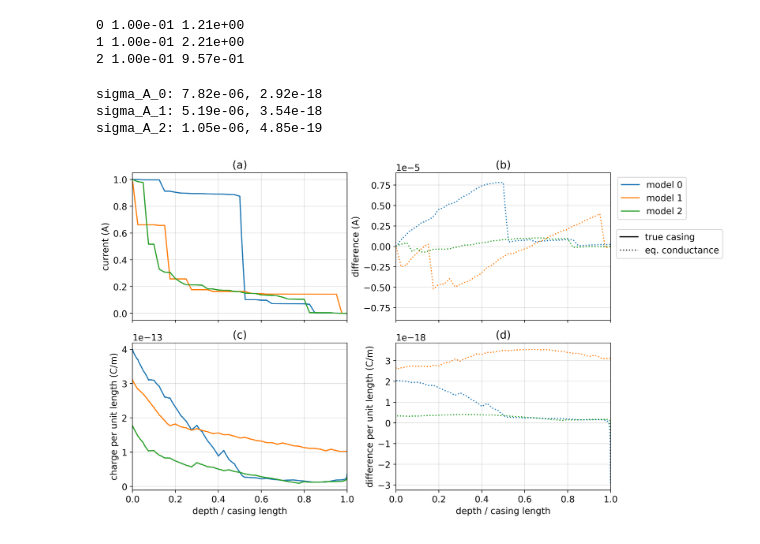
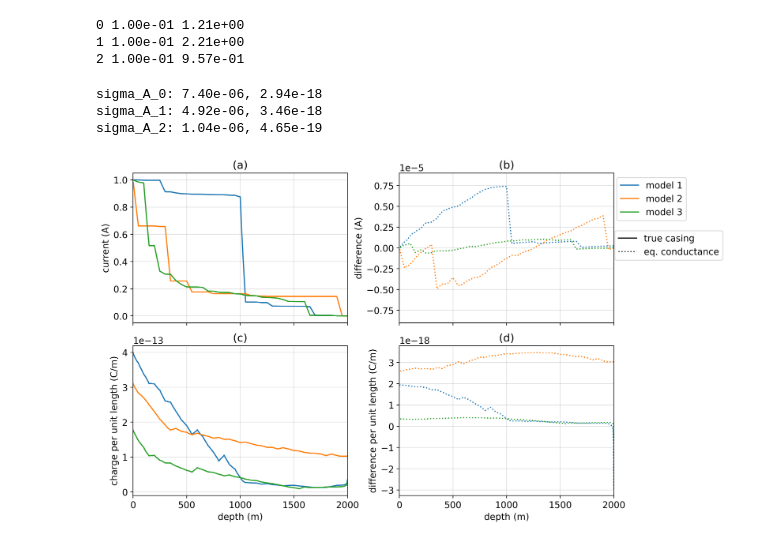
Before and after one commit to krishna999/heagy-2018-dc-casing, a Jupyter notebook: notebooks/8_DC_Approximating_Steel_Cased_Wells_layered_background.ipynb, the cells around one changed output. Cells and saved outputs as stored; diff of their text form; code cells hidden in the pictures.

```diff
--- a/notebooks/8_DC_Approximating_Steel_Cased_Wells_layered_background.ipynb
+++ b/notebooks/8_DC_Approximating_Steel_Cased_Wells_layered_background.ipynb
@@ -195,7 +195,7 @@ for s, a in zip(seeds, ax):
 #     cylMeshGen.mesh.plotGrid(ax=a, slice='theta') # uncomment to plot the mesh on top of this
     a.set_xlim(xlim)
     a.set_ylim(zlim)
-    a.set_title("({}) model {}".format(ascii_lowercase[s], s), color="C{}".format(s), fontsize=15)
+    a.set_title("({}) model {}".format(ascii_lowercase[s], s+1), color="C{}".format(s), fontsize=15)
     a.set_xlabel("x (m)")
 
     if s > 0:
@@ -374,13 +376,13 @@ for i, s in enumerate(seeds):
         z_currents, iz = casingSim.casing_currents(f[src, 'j'], mesh, mod)["z"]
         z_charges, charges = casingSim.casing_charges(f[src, 'charge'], mesh, mod)
 
-        label = "model " + key.split("_")[-1]
+        label = "model {}".format(i+1)
 
         ax[0, 0].plot(
-            -z_currents/mod.casing_l, -iz, label=label if ls == "-" else None, color="C{}".format(i),
+            -z_currents, -iz, label=label if ls == "-" else None, color="C{}".format(i),
             ls=ls
         )
-        ax[1, 0].plot(-z_charges/mod.casing_l, charges / csz, color="C{}".format(i), ls=ls)
+        ax[1, 0].plot(-z_charges, charges / csz, color="C{}".format(i), ls=ls)
 
         if model_key != "casing":
             diff_i = (iz - iz_casing)
@@ -388,10 +390,10 @@ for i, s in enumerate(seeds):
             print("{}: {:1.2e}, {:1.2e}".format(key, np.absolute(diff_i).max(), np.absolute(diff_charges).max()))
 
             ax[0, 1].plot(
-                -z_currents/mod.casing_l, -(diff_i), label=label if ls == "-" else None, color="C{}".format(i),
+                -z_currents, -(diff_i), label=label if ls == "-" else None, color="C{}".format(i),
                 ls=ls
             )
-            ax[1, 1].plot(-z_charges/mod.casing_l, diff_charges, color="C{}".format(i), ls=ls)
+            ax[1, 1].plot(-z_charges, diff_charges, color="C{}".format(i), ls=ls)
 
 #             ax[0, 2].plot(
 #                 -z_currents/mod.casing_l, -(iz - iz_casing) / np.abs(iz_casing) * 100, label=label if ls == "-" else None, color="C{}".format(i),
@@ -400,7 +402,7 @@ for i, s in enumerate(seeds):
 #         ax[1, 2].plot(-z_charges/mod.casing_l, (charges - charges_casing) / np.abs(charges_casing) * 100, color="C{}".format(i), ls=ls)
 
 
-[a.set_xlim([0., 1.]) for a in ax.flatten()]
+[a.set_xlim([0., mod.casing_l]) for a in ax.flatten()]
 # [a.legend() for a in ax]
 # [a.set_xlabel('depth / casing length') for a in ax]
 [a.grid(which='both', alpha=0.4) for a in ax.flatten()]
@@ -419,43 +421,43 @@ for a in ax[0, :]:
     a.set_xlabel('')
 
 for a in ax[1, :]:
-    a.set_xlabel("depth / casing length")
+    a.set_xlabel("depth (m)")
 
 [a.set_title("({})".format(ascii_lowercase[i])) for i, a in enumerate(ax.flatten())]
 ax[0, 1].set_ylim(9e-6*np.r_[-1, 1])
 ax[0, 1].ticklabel_format(axis='y', scilimits=(0, 0))
 plt.tight_layout()
 
 ax[0, 0].legend(bbox_to_anchor=[2.6, 1])
 
 ax[1, 0].legend(
     handles=[
         mlines.Line2D([], [], color='k', label='true casing'),
 #         mlines.Line2D([], [], color='k', linestyle='--', label='solid steel'),
         mlines.Line2D([], [], color='k', linestyle=':', label='eq. conductance')
     ], bbox_to_anchor=[2.77, 1.8]
 )
 
 # ax[1, 1].set_ylim(2.5e-18*np.r_[-1, 1])
 
 # ax[0].set_ylabel('downward-going current (A)')
 # ax[1].set_ylabel('charge (C)')
 
 # ax[1].set_ylim(8e-12*np.r_[0, 1])
 # # [a.set_xlim([-mod.src_a[2]/mod.casing_l, 1.]) for a in ax]
 
 # ax[0].set_title('(a)')
 # ax[1].set_title('(b)')
 
 
 
 fig.savefig("../figures/approximating_wells_currents_charges_random", bbox_inches="tight", dpi=350)
 fig.savefig("../arxiv-figures/approximating_wells_currents_charges_random", bbox_inches="tight", dpi=150)
 # %% [output]
-sigma_A_0: 7.82e-06, 2.92e-18
-sigma_A_1: 5.19e-06, 3.54e-18
-sigma_A_2: 1.05e-06, 4.85e-19
+sigma_A_0: 7.40e-06, 2.94e-18
+sigma_A_1: 4.92e-06, 3.46e-18
+sigma_A_2: 1.04e-06, 4.65e-19
-[figure, old version]
+[figure, new version]
 # %%
 versions('HTML')
 # %% [output]
```
Also changed, not shown: parts of 4 cells of this notebook, 44 other files.
